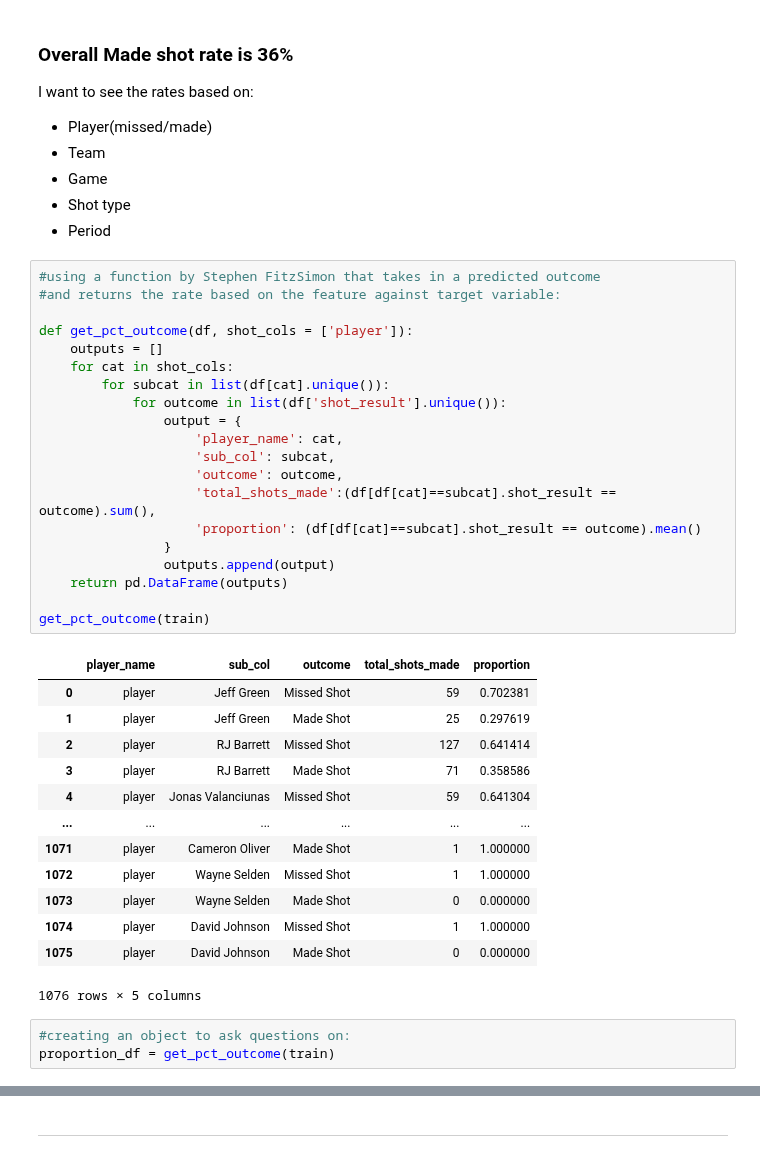
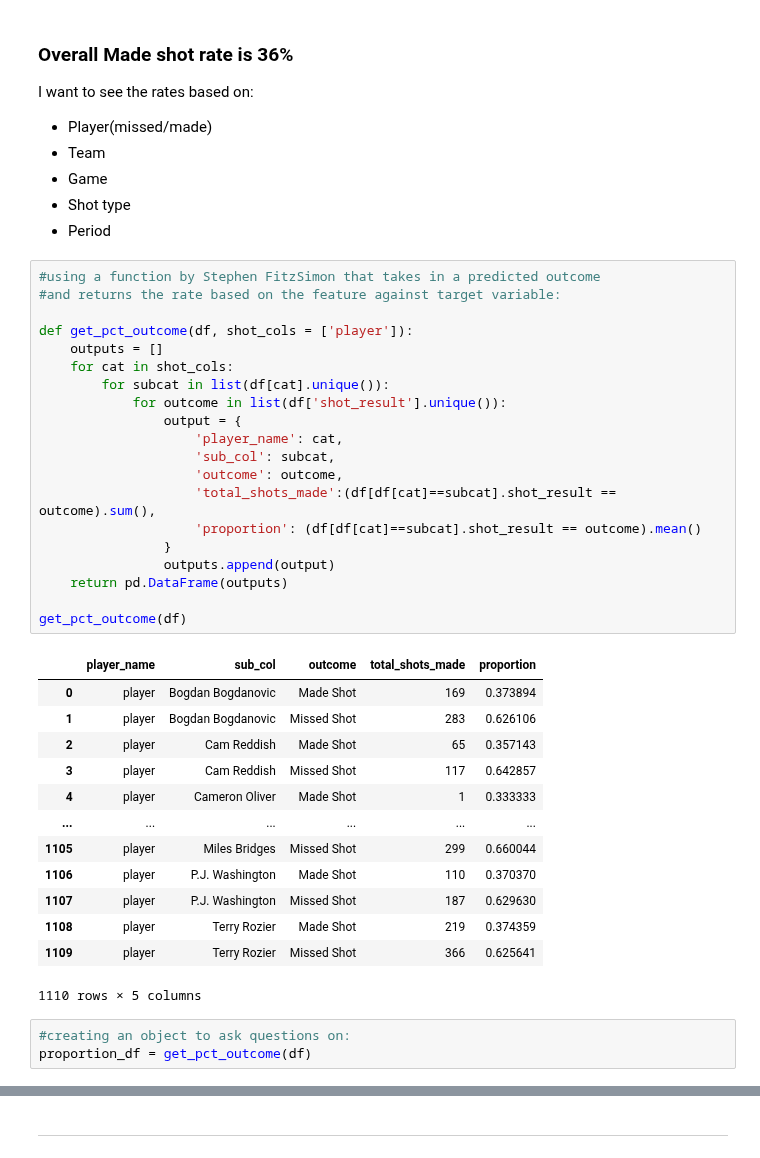
Before and after one commit to Eyring-Miller-Muriithi-capstone/shot-caller-for-ballers, a Jupyter notebook: Notebooks/Jen/Explore_main.ipynb, the cells around one changed output, grey strips where cells are left out. Saved outputs shown, nothing was run; the diff lists cells and outputs as text.

```diff
--- a/Notebooks/Jen/Explore_main.ipynb
+++ b/Notebooks/Jen/Explore_main.ipynb
@@ -129,37 +129,37 @@ I want to see the rates based on:
 # %%
 #using a function by Stephen FitzSimon that takes in a predicted outcome
 #and returns the rate based on the feature against target variable:
 
 def get_pct_outcome(df, shot_cols = ['player']):
     outputs = []
     for cat in shot_cols:
         for subcat in list(df[cat].unique()):
             for outcome in list(df['shot_result'].unique()):
                 output = {
                     'player_name': cat,
                     'sub_col': subcat,
                     'outcome': outcome,
                     'total_shots_made':(df[df[cat]==subcat].shot_result == outcome).sum(),
                     'proportion': (df[df[cat]==subcat].shot_result == outcome).mean()
                 }
                 outputs.append(output)
     return pd.DataFrame(outputs)
 
-get_pct_outcome(train)
+get_pct_outcome(df)
 # %% [output]
 |  | player_name | sub_col | outcome | total_shots_made | proportion |
-| 0 | player | Jeff Green | Missed Shot | 59 | 0.702381 |
-| 1 | player | Jeff Green | Made Shot | 25 | 0.297619 |
-| 2 | player | RJ Barrett | Missed Shot | 127 | 0.641414 |
-| 3 | player | RJ Barrett | Made Shot | 71 | 0.358586 |
-| 4 | player | Jonas Valanciunas | Missed Shot | 59 | 0.641304 |
+| 0 | player | Bogdan Bogdanovic | Made Shot | 169 | 0.373894 |
+| 1 | player | Bogdan Bogdanovic | Missed Shot | 283 | 0.626106 |
+| 2 | player | Cam Reddish | Made Shot | 65 | 0.357143 |
+| 3 | player | Cam Reddish | Missed Shot | 117 | 0.642857 |
+| 4 | player | Cameron Oliver | Made Shot | 1 | 0.333333 |
 | ... | ... | ... | ... | ... | ... |
-| 1071 | player | Cameron Oliver | Made Shot | 1 | 1.000000 |
-| 1072 | player | Wayne Selden | Missed Shot | 1 | 1.000000 |
-| 1073 | player | Wayne Selden | Made Shot | 0 | 0.000000 |
-| 1074 | player | David Johnson | Missed Shot | 1 | 1.000000 |
-| 1075 | player | David Johnson | Made Shot | 0 | 0.000000 |
+| 1105 | player | Miles Bridges | Missed Shot | 299 | 0.660044 |
+| 1106 | player | P.J. Washington | Made Shot | 110 | 0.370370 |
+| 1107 | player | P.J. Washington | Missed Shot | 187 | 0.629630 |
+| 1108 | player | Terry Rozier | Made Shot | 219 | 0.374359 |
+| 1109 | player | Terry Rozier | Missed Shot | 366 | 0.625641 |
-1076 rows × 5 columns
+1110 rows × 5 columns
 # %%
 #creating an object to ask questions on:
-proportion_df = get_pct_outcome(train)
+proportion_df = get_pct_outcome(df)
```
Also changed, not shown: parts of 52 cells of this notebook.
